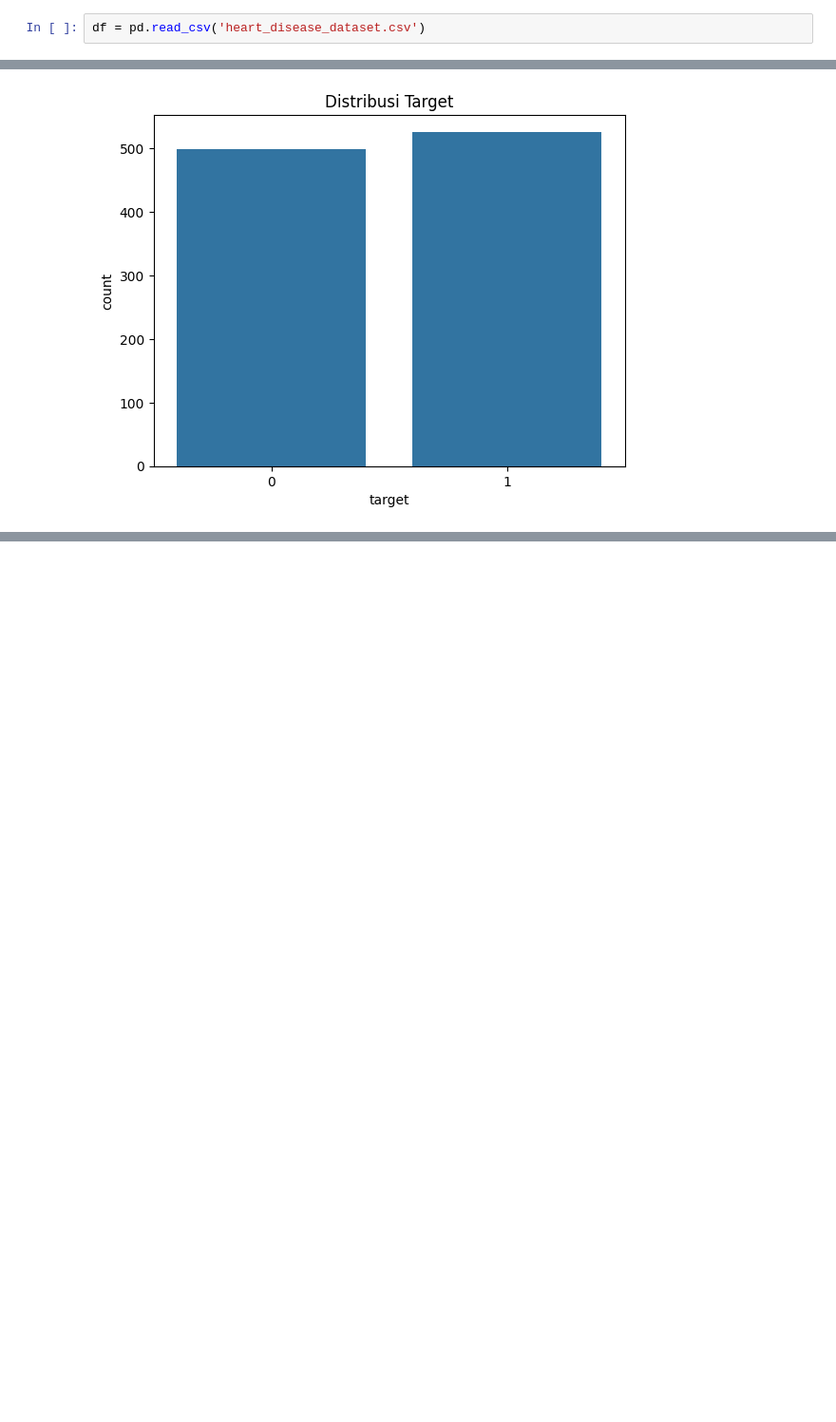
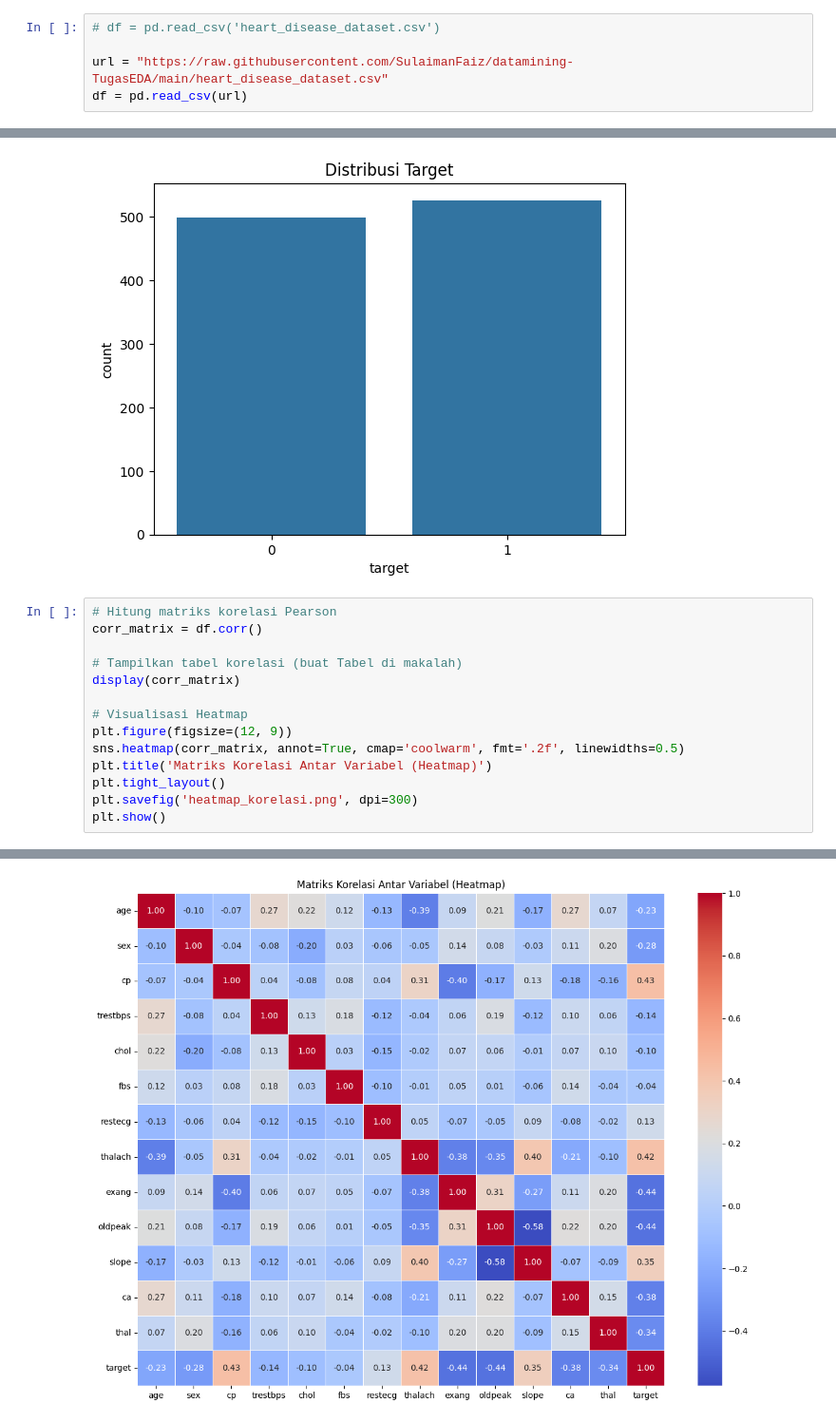
Before and after one commit to SulaimanFaiz/datamining-TugasEDA, a Jupyter notebook: larplarplarpsahur_5054251016_5054251021_5054251048.ipynb, the cells around one changed output, grey strips where cells are left out. Shown at 95% size. Cells and saved outputs as stored; diff of their text form; blank space fills up the shorter version.

Commit message:
feat: added visuals

```diff
--- a/larplarplarpsahur_5054251016_5054251021_5054251048.ipynb
+++ b/larplarplarpsahur_5054251016_5054251021_5054251048.ipynb
@@ -8,7 +8,10 @@ import seaborn as sns
 # %% [markdown]
 # 2. Load Data
 # %%
-df = pd.read_csv('heart_disease_dataset.csv')
+# df = pd.read_csv('heart_disease_dataset.csv')
+
+url = "https://raw.githubusercontent.com/SulaimanFaiz/datamining-TugasEDA/main/heart_disease_dataset.csv"
+df = pd.read_csv(url)
 # %% [markdown]
 # 3. Overview Data
 # %%
@@ -113,3 +117,18 @@ plt.title('Distribusi Target')
 plt.show()
 # %% [output]
 [figure]
+# %%
+# Hitung matriks korelasi Pearson
+corr_matrix = df.corr()
+
+# Tampilkan tabel korelasi (buat Tabel di makalah)
+display(corr_matrix)
+
+# Visualisasi Heatmap
+plt.figure(figsize=(12, 9))
+sns.heatmap(corr_matrix, annot=True, cmap='coolwarm', fmt='.2f', linewidths=0.5)
+plt.title('Matriks Korelasi Antar Variabel (Heatmap)')
+plt.tight_layout()
+plt.savefig('heatmap_korelasi.png', dpi=300)
+plt.show()
+# %% [output]
@@ -115,0 +150 @@ plt.show()
+[figure, added]
```
Also changed, not shown: parts of 12 cells of this notebook.
